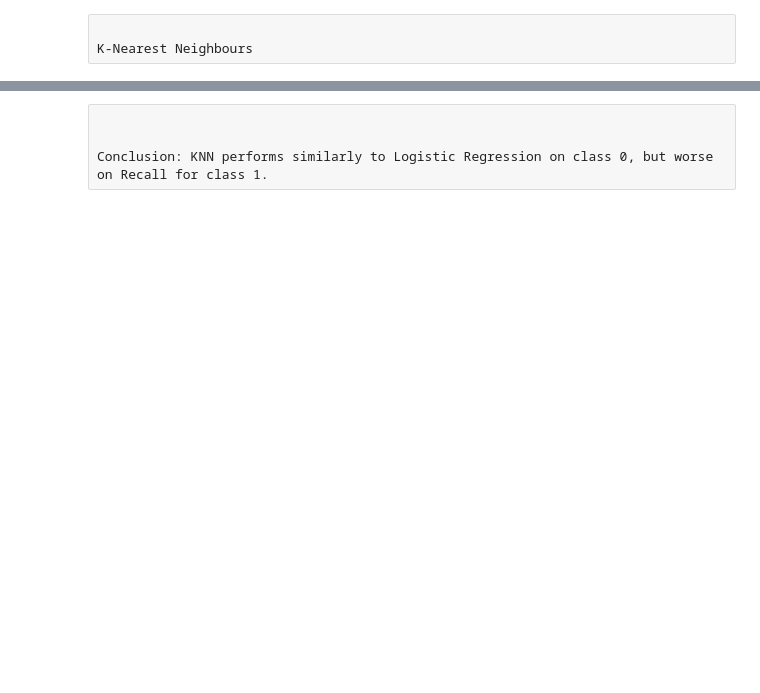
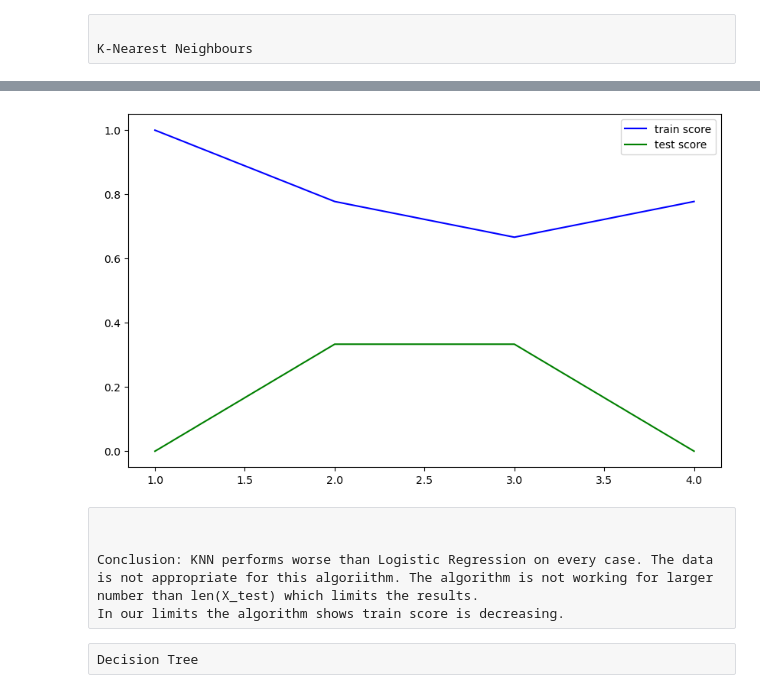
Before and after one commit to Galya777/GameEngineClassification, a Jupyter notebook: GameEngineClassification.ipynb, the cells around one changed output, grey strips where cells are left out. Drawn from its saved outputs; the diff is of its cells as text; code cells hidden in the pictures; blank space fills up the shorter version.

```diff
--- a/GameEngineClassification.ipynb
+++ b/GameEngineClassification.ipynb
@@ -475,4 +539,11 @@ ValueError: Number of classes, 8, does not match size of target_names, 2. Try sp
+# %%
+plot_knn_scores(range(1, 5))
+# %% [output]
+[figure, added]
 # %% [raw]
 
 
-Conclusion: KNN performs similarly to Logistic Regression on class 0, but worse on Recall for class 1.
+Conclusion: KNN performs worse than Logistic Regression on every case. The data is not appropriate for this algoriithm. The algorithm is not working for larger number than len(X_test) which limits the results.
+In our limits the algorithm shows train score is decreasing.
+# %% [raw]
+Decision Tree
```
Also changed, not shown: parts of 17 cells of this notebook.
